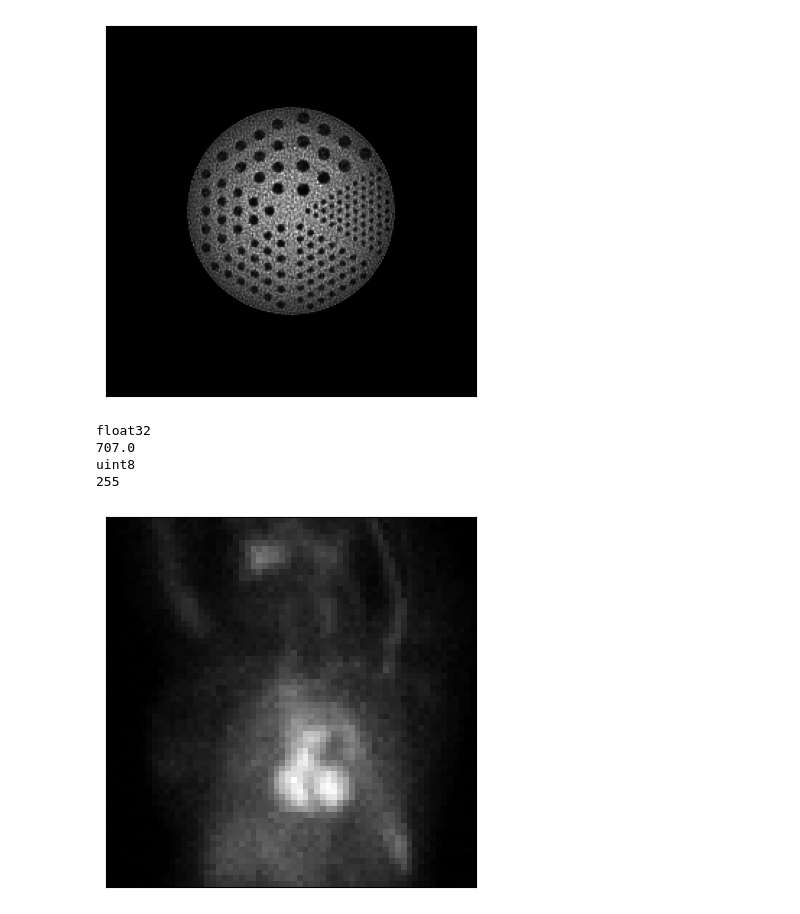
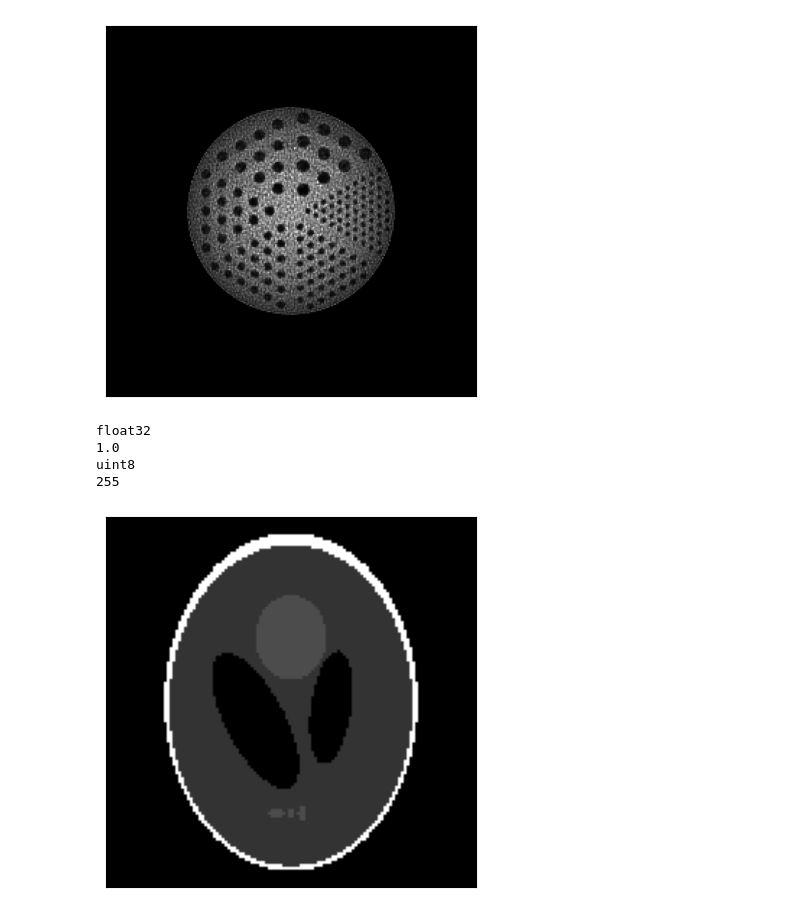
Before and after one commit to anucha-p/rtmu-nm-lab, a Jupyter notebook: src/prj_to_sino.ipynb, the cells around one changed output. Cells and saved outputs as stored; diff of their text form; code cells hidden in the pictures.

```diff
--- a/src/prj_to_sino.ipynb
+++ b/src/prj_to_sino.ipynb
@@ -72,22 +73,25 @@ im.save("jasphan_osem.jpeg")
 # %%
 import nibabel as nib
 
-nii_img = "/mnt/ssd/python_projects/streamlit_app/pages/images/MUGA.nii"
+nii_img = (
+    "/mnt/ssd/python_projects/streamlit_app/pages/images/sino_proj/Shepp_Logan_3D.nii"
+)
 
 nii_obj = nib.nifti1.load(nii_img)
 img = nii_obj.get_fdata()
-img = np.squeeze(img.T).astype(np.float32)
-plt.imshow(img, cmap= 'gray')
+img = np.squeeze(img).astype(np.float32)
+img = np.flipud(img)
+plt.imshow(img[:,:,64], cmap= 'gray')
 plt.xticks([]), plt.yticks([])
 print(img.dtype)
 print(img.max())
 scaled_image = (np.maximum(img, 0) / img.max()) * 255.0
 img = np.uint8(scaled_image)
 print(img.dtype)
 print(img.max())
 # %% [output]
 float32
-707.0
+1.0
 uint8
 255
-[figure, old version]
+[figure, new version]
```
Also changed, not shown: parts of 7 cells of this notebook, 10 other files.
